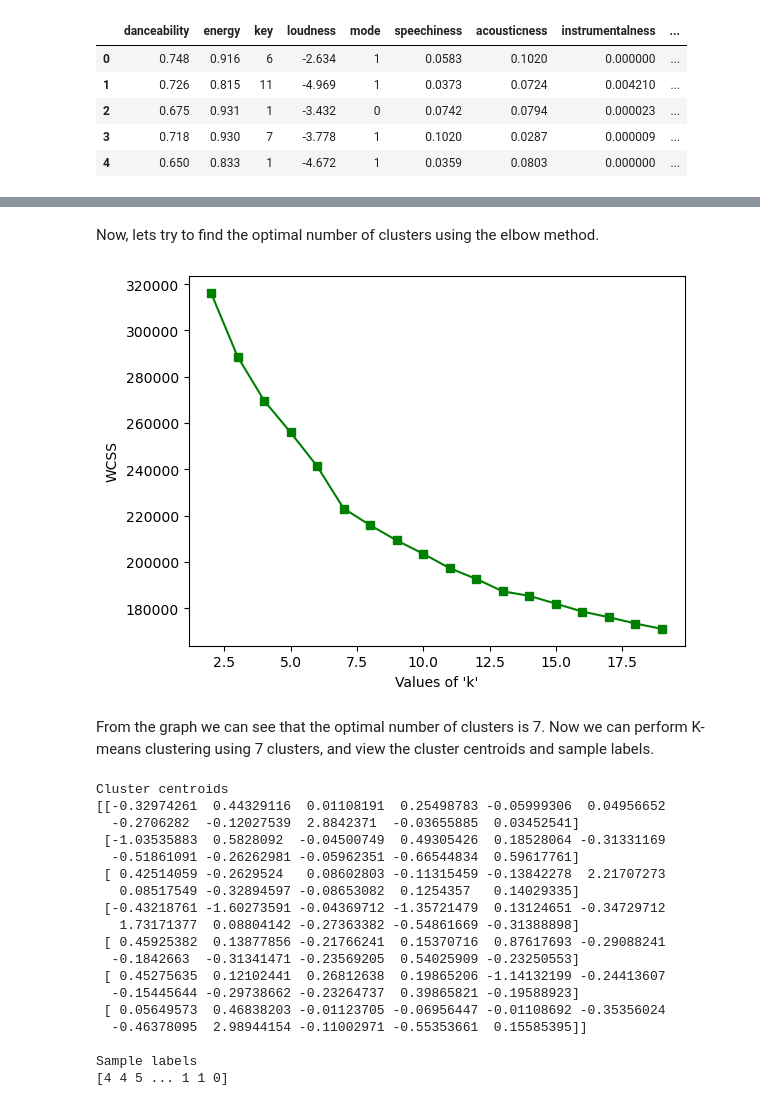
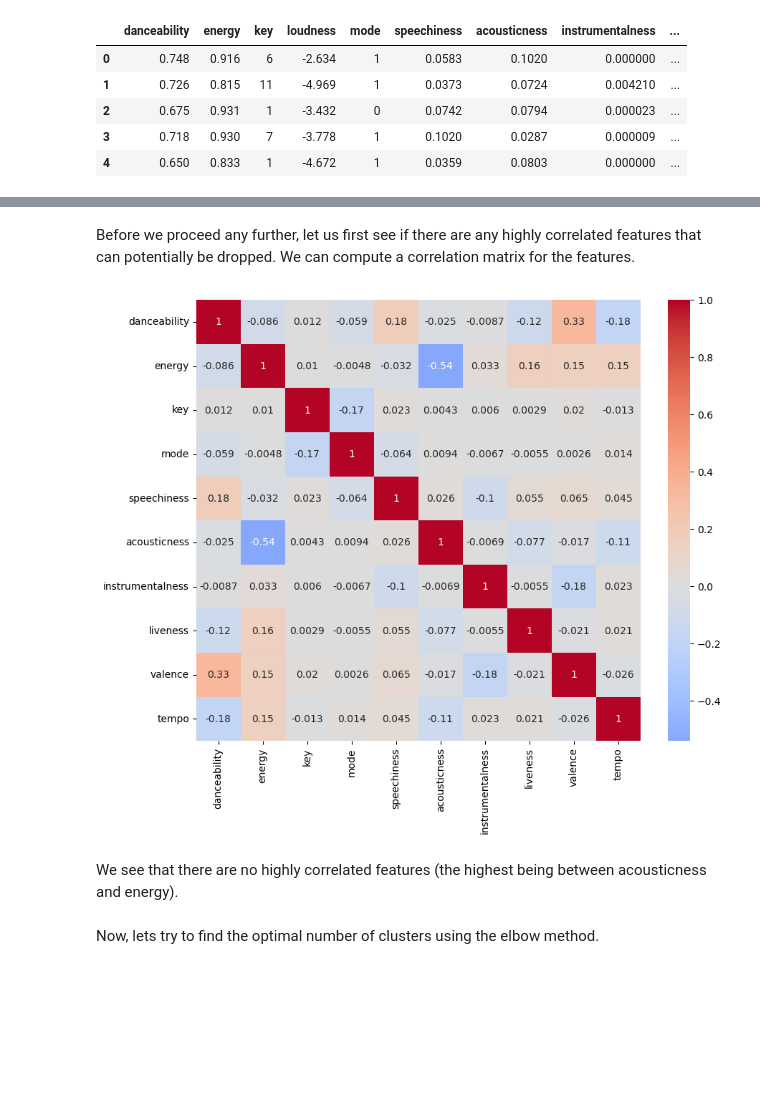
Before and after one commit to ty4g1/music_mood_classifier, a Jupyter notebook: music_clustering.ipynb, the cells around one changed output, grey strips where cells are left out. Cells and saved outputs as stored; diff of their text form; code cells hidden in the pictures; blank space fills up the shorter version.

```diff
--- a/music_clustering.ipynb
+++ b/music_clustering.ipynb
@@ -110,0 +133,3 @@ scaled_track_feat_df.head()
+# %%
+scaled_track_feat_df = scaled_track_feat_df.drop(['loudness'], axis=1)
+scaled_track_feat_df.head()
@@ -111,49 +143,24 @@ scaled_track_feat_df.head()
+# %% [markdown]
+
+Before we proceed any further, let us first see if there are any highly correlated features that can potentially be dropped. We can compute a correlation matrix for the features.
+# %%
+correlation_matrix = scaled_track_feat_df.corr()
+plt.figure(figsize=(10, 8))
+sns.heatmap(correlation_matrix, annot=True, cmap='coolwarm', center=0)
+plt.show()
+# %% [output]
+[figure, added]
+# %% [markdown]
+We see that there are no highly correlated features (the highest being between acousticness and energy).
 # %% [markdown]
 Now, lets try to find the optimal number of clusters using the elbow method.
 # %%
-X = scaled_track_feat_df.values
 wcss = {}
+silhouette_scores = {}
 with warnings.catch_warnings():
     warnings.simplefilter("ignore")
     for i in range(2, 20):
         kmeans = KMeans(n_clusters=i, init='k-means++', random_state=1)
         kmeans.fit(X)
         wcss[i] = kmeans.inertia_
-
-plt.plot(wcss.keys(), wcss.values(), 'gs-')
-plt.xlabel("Values of 'k'")
-plt.ylabel('WCSS')
-plt.show()
+        silhouette_scores[i] = silhouette_score(X, kmeans.labels_)
-# %% [output]
-[figure, removed]
-# %% [markdown]
-From the graph we can see that the optimal number of clusters is 7. Now we can perform K-means clustering using 7 clusters, and view the cluster centroids and sample labels.
-# %%
-with warnings.catch_warnings():
-    warnings.simplefilter("ignore")
-    kmeans = KMeans(n_clusters=7, random_state=1)
-    kmeans.fit(X)
-print("Cluster centroids")
-print(kmeans.cluster_centers_)
-print()
-print("Sample labels")
-print(kmeans.labels_)
-# %% [output]
-Cluster centroids
-[[-0.32974261  0.44329116  0.01108191  0.25498783 -0.05999306  0.04956652
-  -0.2706282  -0.12027539  2.8842371  -0.03655885  0.03452541]
- [-1.03535883  0.5828092  -0.04500749  0.49305426  0.18528064 -0.31331169
-  -0.51861091 -0.26262981 -0.05962351 -0.66544834  0.59617761]
- [ 0.42514059 -0.2629524   0.08602803 -0.11315459 -0.13842278  2.21707273
-   0.08517549 -0.32894597 -0.08653082  0.1254357   0.14029335]
- [-0.43218761 -1.60273591 -0.04369712 -1.35721479  0.13124651 -0.34729712
-   1.73171377  0.08804142 -0.27363382 -0.54861669 -0.31388898]
- [ 0.45925382  0.13877856 -0.21766241  0.15370716  0.87617693 -0.29088241
-  -0.1842663  -0.31341471 -0.23569205  0.54025909 -0.23250553]
- [ 0.45275635  0.12102441  0.26812638  0.19865206 -1.14132199 -0.24413607
-  -0.15445644 -0.29738662 -0.23264737  0.39865821 -0.19588923]
- [ 0.05649573  0.46838203 -0.01123705 -0.06956447 -0.01108692 -0.35356024
-  -0.46378095  2.98944154 -0.11002971 -0.55353661  0.15585395]]
-
-Sample labels
-[4 4 5 ... 1 1 0]
```
Also changed, not shown: parts of 36 cells of this notebook.
